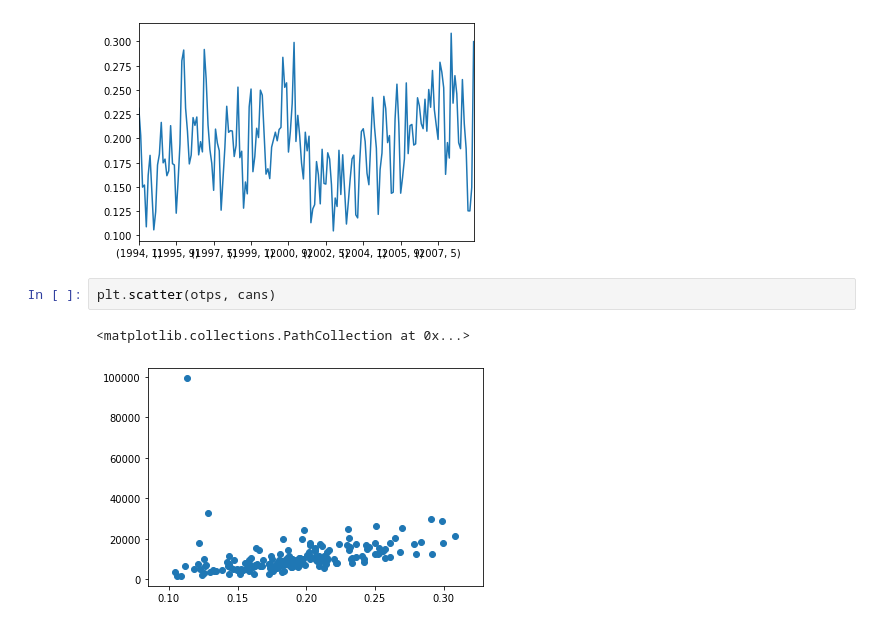
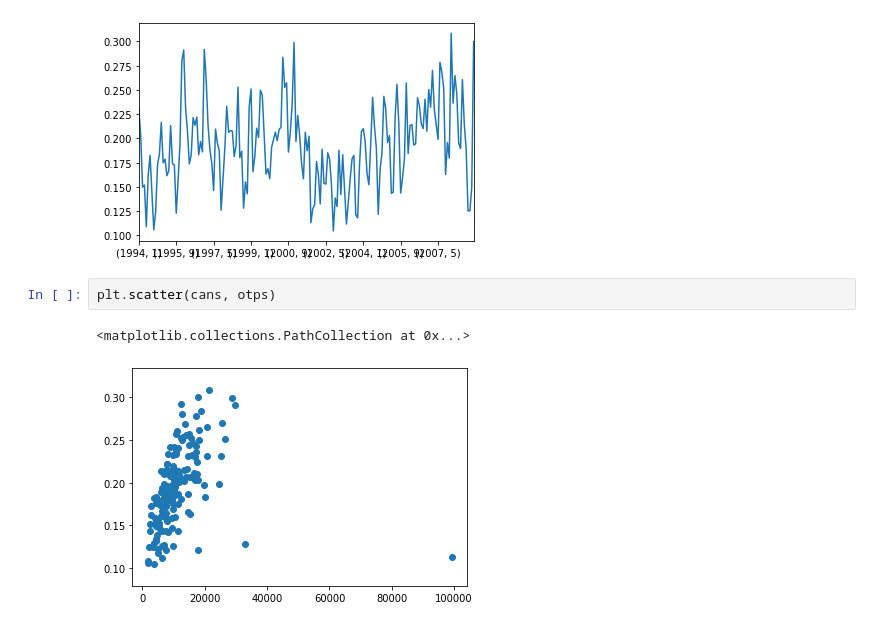
Before and after one commit to ricardogcolombo/tp3, a Jupyter notebook: notebooks/Cancelaciones.ipynb, the cells around one changed output. Saved outputs shown, nothing was run; the diff lists cells and outputs as text.

```diff
--- a/notebooks/Cancelaciones.ipynb
+++ b/notebooks/Cancelaciones.ipynb
@@ -132,7 +132,7 @@ otps.plot()
 <matplotlib.axes._subplots.AxesSubplot at 0x...>
 [figure]
 # %%
-plt.scatter(otps, cans)
+plt.scatter(cans, otps)
 # %% [output]
 <matplotlib.collections.PathCollection at 0x...>
-[figure, old version]
+[figure, new version]
```
Also changed, not shown: parts of 6 cells of this notebook.
